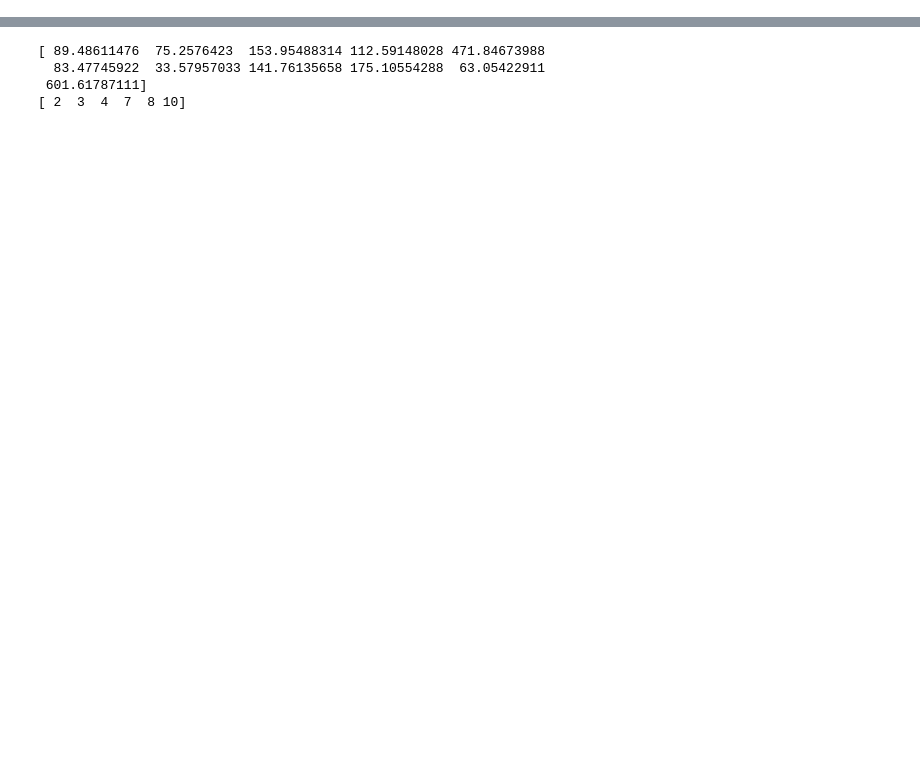
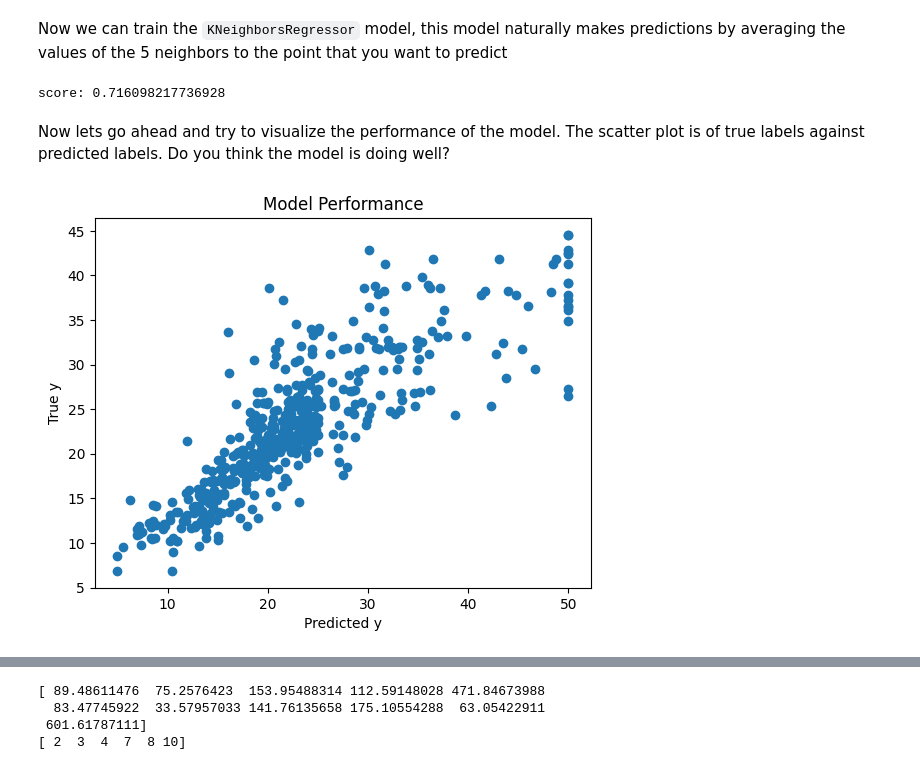
Before and after one commit to dataidea/dataidea-ugandafootball, a Jupyter notebook: nbs/Python Data Analysis/Week8/83_sklearn_pipeline.ipynb, the cells around one changed output, grey strips where cells are left out. Saved outputs shown, nothing was run; the diff lists cells and outputs as text; code cells hidden in the pictures; blank space fills up the shorter version.

```diff
--- a/nbs/Python Data Analysis/Week8/83_sklearn_pipeline.ipynb
+++ b/nbs/Python Data Analysis/Week8/83_sklearn_pipeline.ipynb
@@ -3,0 +51,25 @@ from sklearn.neighbors import KNeighborsRegressor
+# %% [markdown]
+Now we can train the `KNeighborsRegressor` model, this model naturally makes predictions by averaging the values of the 5 neighbors to the point that you want to predict
+# %%
+# lets traing the KNeighborsRegressor
+
+knn_model = KNeighborsRegressor() # instanciate the model class
+knn_model.fit(X, y) # train the model on X, y
+score = knn_model.score(X, y) # obtain the model score on X, y
+predicted_y = knn_model.predict(X) # make predictions on X
+
+print('score:', score)
+# %% [output]
+score: 0.716098217736928
+# %% [markdown]
+Now lets go ahead and try to visualize the performance of the model. The scatter plot is of true labels against predicted labels. Do you think the model is doing well?
+# %%
+# looking at the performance
+
+plt.scatter(y, predicted_y)
+plt.title('Model Performance')
+plt.xlabel('Predicted y')
+plt.ylabel('True y')
+plt.show()
+# %% [output]
+[figure, added]
```
Also changed, not shown: parts of 40 cells of this notebook, 1 other file.
